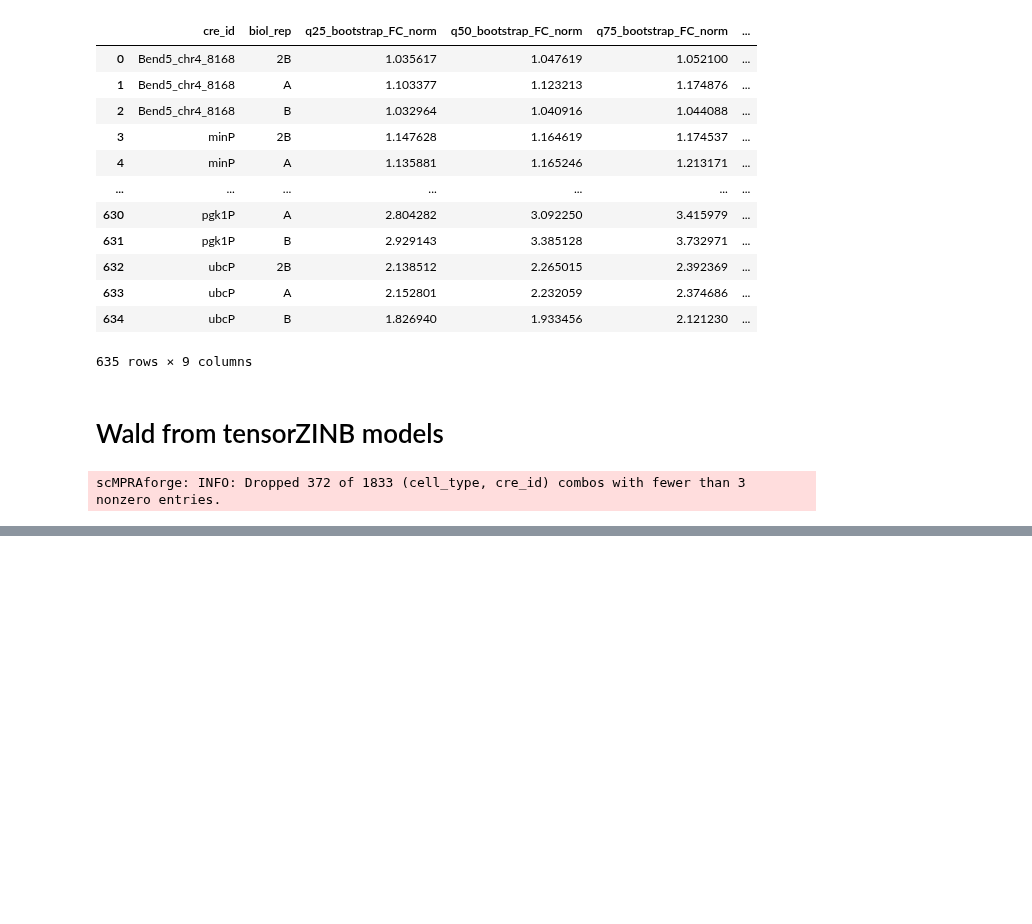
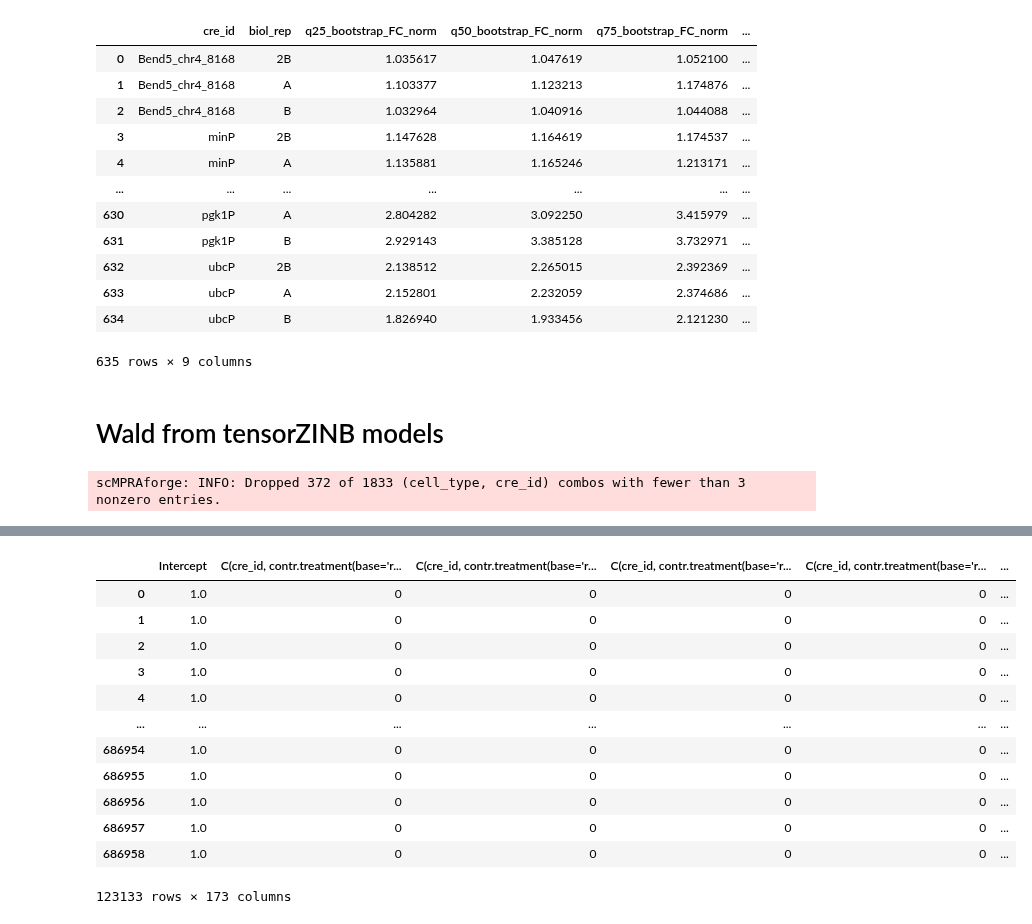
Before and after one commit to Reilly-Lab-Yale/tabula-rasa, a Jupyter notebook: notebooks/shendure_hypothesis_testing.ipynb, the cells around one changed output, grey strips where cells are left out. Saved outputs shown, nothing was run; the diff lists cells and outputs as text; code cells hidden in the pictures; blank space fills up the shorter version.

```diff
--- a/notebooks/shendure_hypothesis_testing.ipynb
+++ b/notebooks/shendure_hypothesis_testing.ipynb
@@ -1110,6 +1115,9 @@ def build_hessian_calc_se(params_tensor, exog_tensor, exog_infl_tensor, endog_te
 DATA_PATH = '/gpfs/gibbs/pi/reilly/tabula_data/shendure/intercept_model_temp'
 with open('%s/by_cell_type.pkl' % DATA_PATH, 'rb') as file:
     models = pickle.load(file)
+
+with open('%s/by_cell_type_design.pkl' % DATA_PATH, 'rb') as file:
+    design_mats = pickle.load(file)
 
 DATA_PATH = '/gpfs/gibbs/pi/reilly/tabula_data/shendure'
 counts_groupby_cre = scm.scMPRA_data.from_tsv('%s/shendure_counts_grouped.txt' % DATA_PATH)
@@ -1128,3 +1155,19 @@ scMPRAforge: INFO: Dropped 372 of 1833 (cell_type, cre_id) combos with fewer tha
+# %%
+design_mats['NeuroectodermBrain']['nb_regressors']
+# %% [output]
+|  | Intercept | C(cre_id, contr.treatment(base='r... | C(cre_id, contr.treatment(base='r... | C(cre_id, contr.treatment(base='r... | C(cre_id, contr.treatment(base='r... | ... |
+| 0 | 1.0 | 0 | 0 | 0 | 0 | ... |
+| 1 | 1.0 | 0 | 0 | 0 | 0 | ... |
+| 2 | 1.0 | 0 | 0 | 0 | 0 | ... |
+| 3 | 1.0 | 0 | 0 | 0 | 0 | ... |
+| 4 | 1.0 | 0 | 0 | 0 | 0 | ... |
+| ... | ... | ... | ... | ... | ... | ... |
+| 686954 | 1.0 | 0 | 0 | 0 | 0 | ... |
+| 686955 | 1.0 | 0 | 0 | 0 | 0 | ... |
+| 686956 | 1.0 | 0 | 0 | 0 | 0 | ... |
+| 686957 | 1.0 | 0 | 0 | 0 | 0 | ... |
+| 686958 | 1.0 | 0 | 0 | 0 | 0 | ... |
+123133 rows × 173 columns
 # %%
 zinb_result = models.model['NeuroectodermBrain']
 x_mu = zinb_result['weights']['x_mu']
```
Also changed, not shown: parts of 9 cells of this notebook.
